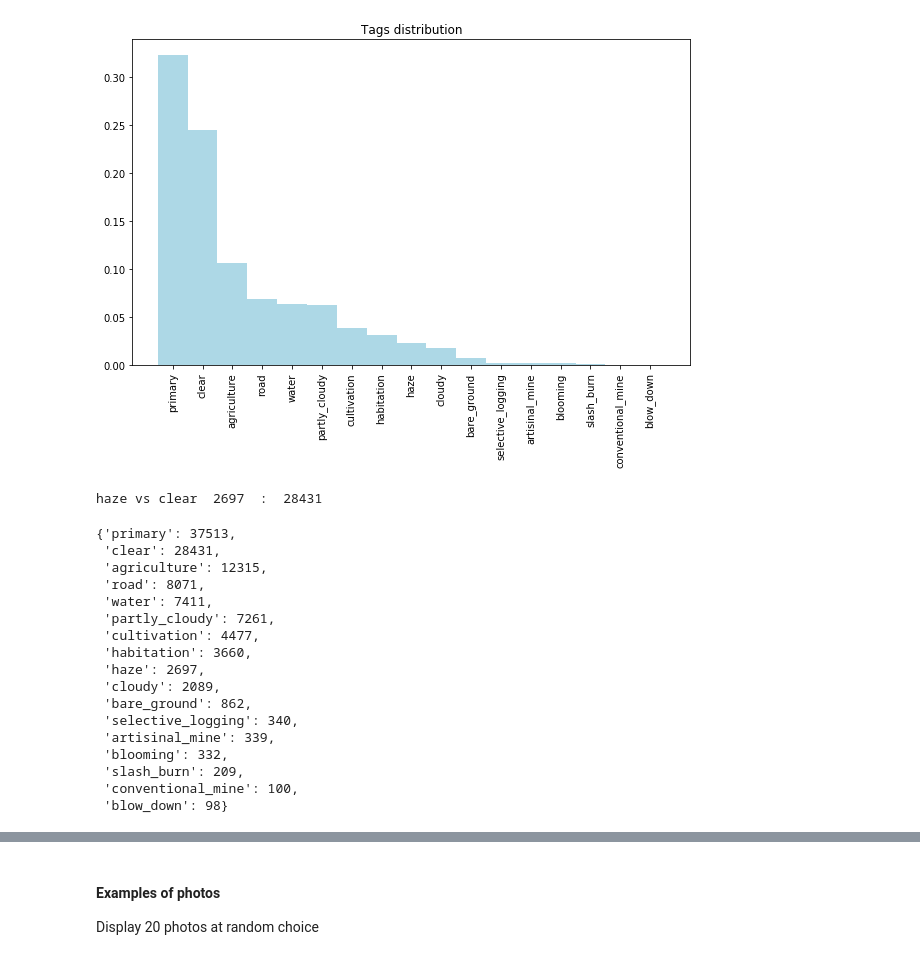
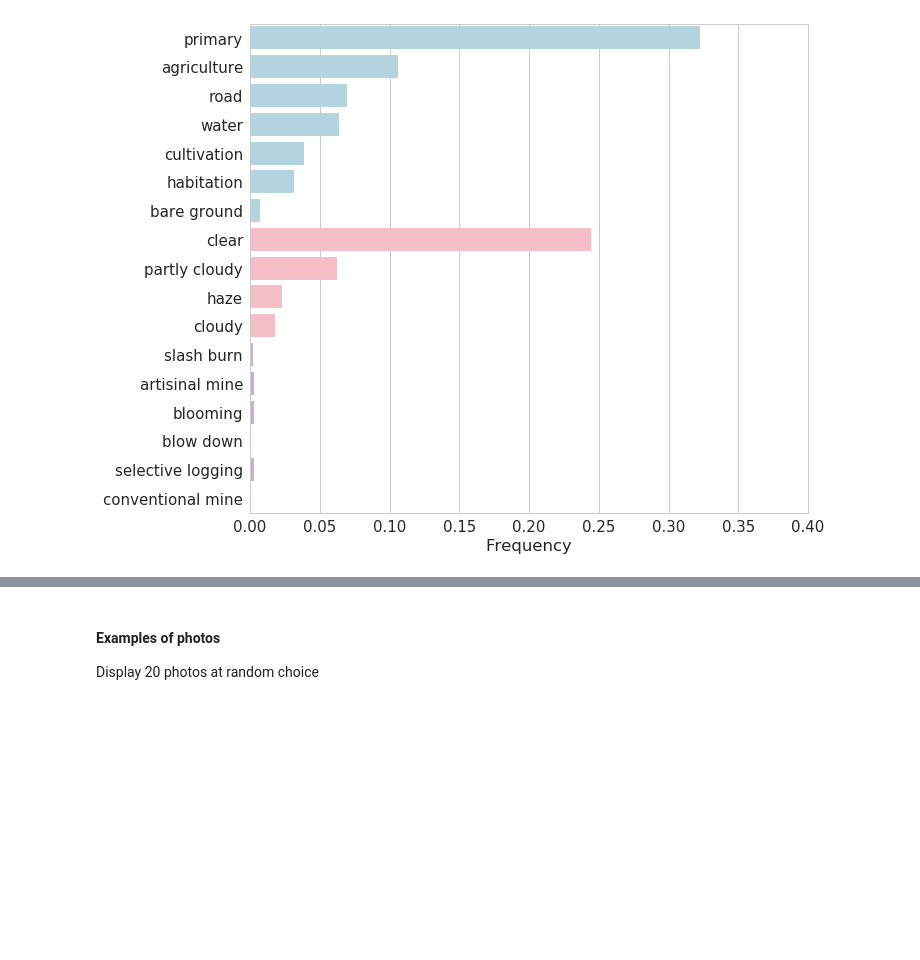
Before and after one commit to mumuxi15/02-Data-Science-Project, a Jupyter notebook: Multilabel image classification/EDA.ipynb, the cells around one changed output, grey strips where cells are left out. Saved outputs shown, nothing was run; the diff lists cells and outputs as text; code cells hidden in the pictures; blank space fills up the shorter version.

```diff
--- a/Multilabel image classification/EDA.ipynb
+++ b/Multilabel image classification/EDA.ipynb
@@ -19,42 +21,3 @@ Using TensorFlow backend.
 # %%
 kaggle_path = '/home/ubuntu/.kaggle/competitions/planet-understanding-the-amazon-from-space/'
 labels = pd.read_csv(kaggle_path+'train_v2.csv')
-# %%
-def plot_tag_distribution():
-    texts = labels.tags.tolist()
-    tokenizer = Tokenizer(filters='"(),./:~')
-    tokenizer.fit_on_texts(texts)
-    tags = tokenizer.word_docs
-    fig  = plt.figure(figsize=(10, 6))
-    tags = dict(sorted(tags.items(), key=lambda x: (-x[1], x[0])))
-    plt.bar(tags.keys(), np.array(list(tags.values()))/sum(list(tags.values())), 1, color='lightblue')
-    plt.xticks(rotation=90)
-    plt.title('Tags distribution')
-    plt.show()
-    return tags
-# %%
-tags = plot_tag_distribution()
-# %% [output]
-[figure, removed]
-# %%
-print ('haze vs clear ',tags['haze'],' : ',tags['clear'])
-tags
-# %% [output]
-haze vs clear  2697  :  28431
-{'primary': 37513,
- 'clear': 28431,
- 'agriculture': 12315,
- 'road': 8071,
- 'water': 7411,
- 'partly_cloudy': 7261,
- 'cultivation': 4477,
- 'habitation': 3660,
- 'haze': 2697,
- 'cloudy': 2089,
- 'bare_ground': 862,
- 'selective_logging': 340,
- 'artisinal_mine': 339,
- 'blooming': 332,
- 'slash_burn': 209,
- 'conventional_mine': 100,
- 'blow_down': 98}
@@ -60,0 +27,31 @@ haze vs clear  2697  :  28431
+# %%
+
+def plot_tag_distribution():
+    texts = labels.tags.tolist()
+    tokenizer = Tokenizer(filters='"(),./:~')
+    tokenizer.fit_on_texts(texts)
+    tags = tokenizer.word_docs
+    myorder = ['primary', 'agriculture','road','water', 'cultivation', 'habitation','bare_ground',
+               'clear', 'partly_cloudy','haze', 'cloudy',
+               'slash_burn', 'artisinal_mine', 'blooming', 'blow_down','selective_logging','conventional_mine', ]
+    tags = OrderedDict((k, tags[k]) for k in myorder)
+    y = [i.replace('_',' ') for i in tags.keys()]
+    sns.set(style="whitegrid",font_scale=1.5)
+    f, ax = plt.subplots(figsize=(10, 9))
+    sns.set_color_codes("pastel")
+    colour = ['lightblue']*17
+    colour[7:11] = ['lightpink']*4
+    colour[11:] = ['plum']*6
+    sns.barplot(x=np.array(list(tags.values()))/sum(list(tags.values())),
+                y=y,
+                color="b",
+                orient = "h",
+                palette=colour
+               )
+    ax.set(xlim=(0, .4), ylabel="",
+           xlabel="Frequency")
+
+    return tags
+tags = plot_tag_distribution()
+# %% [output]
+[figure, added]
```
Also changed, not shown: parts of 5 cells of this notebook, 2 other files.
